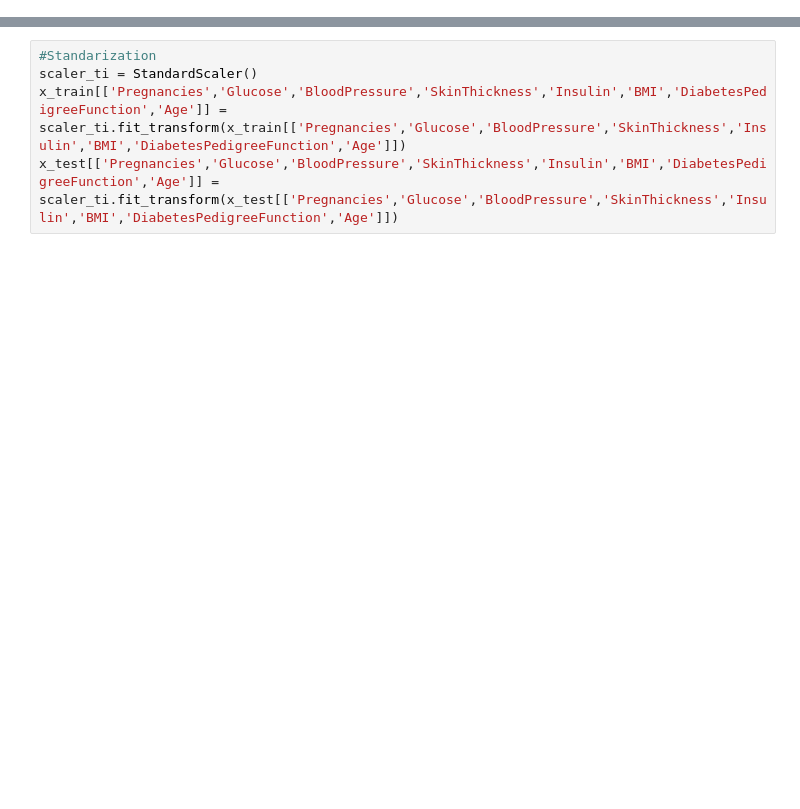
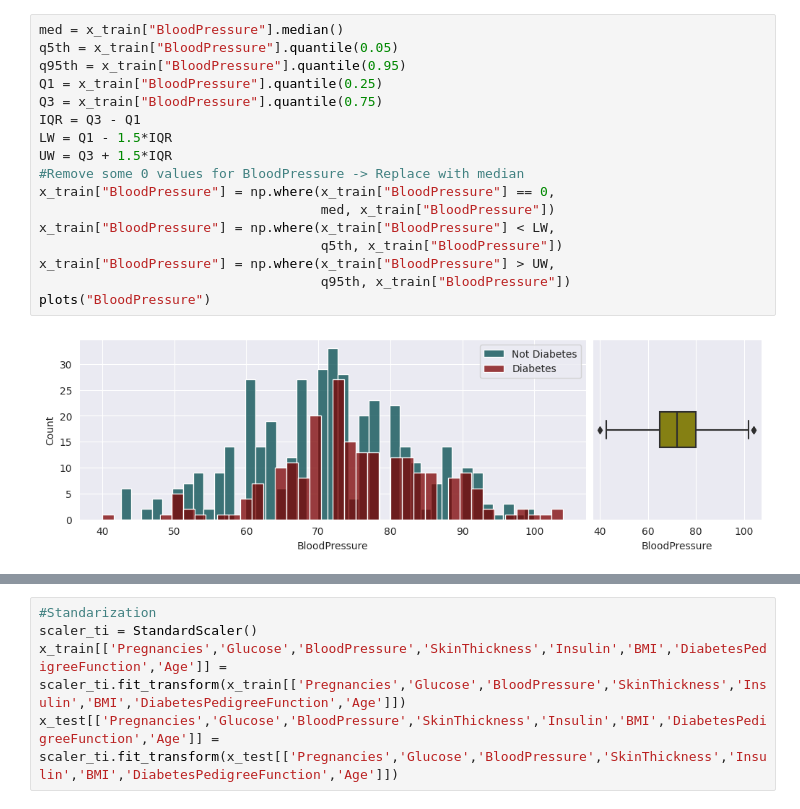
Before and after one commit to anhdung2k1/CS-Adelaide, a Jupyter notebook: diabetes_prediction.ipynb, the cells around one changed output, grey strips where cells are left out. Saved outputs shown, nothing was run; the diff lists cells and outputs as text; blank space fills up the shorter version.

```diff
--- a/diabetes_prediction.ipynb
+++ b/diabetes_prediction.ipynb
@@ -194,0 +134,19 @@ x_train,x_test,y_train,y_test = train_test_split(x,y,test_size=0.3,random_state=
+# %%
+med = x_train["BloodPressure"].median()
+q5th = x_train["BloodPressure"].quantile(0.05)
+q95th = x_train["BloodPressure"].quantile(0.95)
+Q1 = x_train["BloodPressure"].quantile(0.25)
+Q3 = x_train["BloodPressure"].quantile(0.75)
+IQR = Q3 - Q1
+LW = Q1 - 1.5*IQR
+UW = Q3 + 1.5*IQR
+#Remove some 0 values for BloodPressure -> Replace with median
+x_train["BloodPressure"] = np.where(x_train["BloodPressure"] == 0,
+                                    med, x_train["BloodPressure"])
+x_train["BloodPressure"] = np.where(x_train["BloodPressure"] < LW,
+                                    q5th, x_train["BloodPressure"])
+x_train["BloodPressure"] = np.where(x_train["BloodPressure"] > UW,
+                                    q95th, x_train["BloodPressure"])
+plots("BloodPressure")
+# %% [output]
+[figure, added]
```
Also changed, not shown: parts of 27 cells of this notebook.
